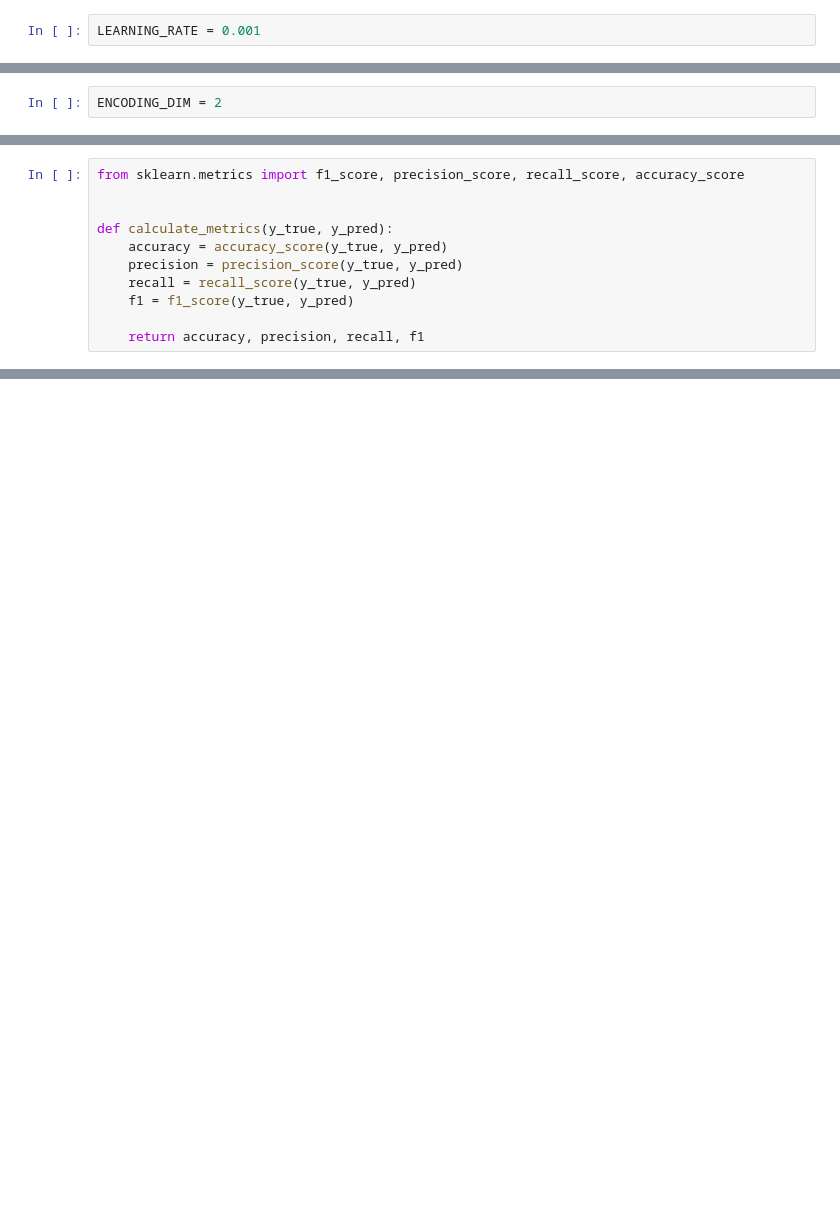
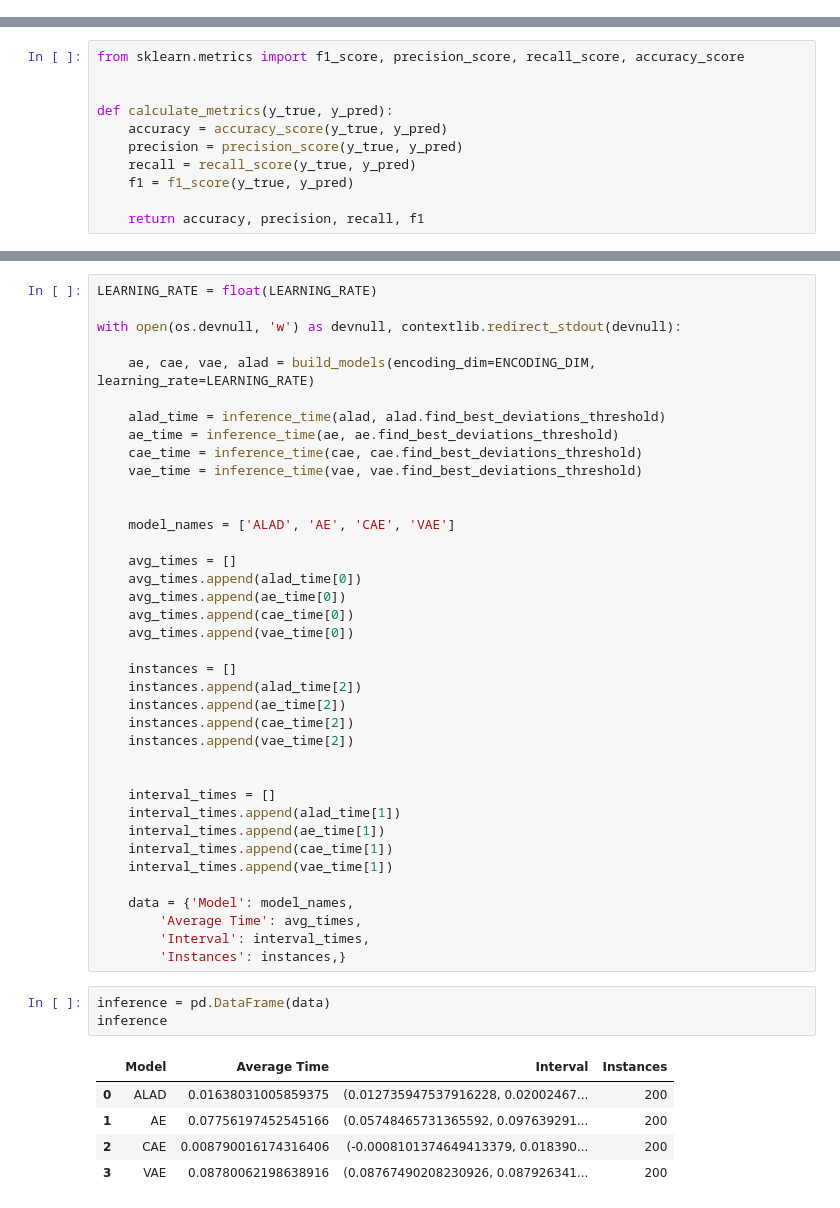
Before and after one commit to togetherthough/Deep-anomaly-detection-for-tracking-experiments-at-LHCb, a Jupyter notebook: experiment2.ipynb, the cells around one changed output, grey strips where cells are left out. Drawn from its saved outputs; the diff is of its cells as text; blank space fills up the shorter version.

```diff
--- a/experiment2.ipynb
+++ b/experiment2.ipynb
@@ -304,5 +346,3 @@ the best rate for vae method is 0.05
-# %%
-LEARNING_RATE = 0.001
 # %% [markdown]
 # Experiment with encoding dimension
 # %%
@@ -341,5 +388,3 @@ the best encoding_dim for vae method is 2
-# %%
-ENCODING_DIM = 2
 # %% [markdown]
 # Experiment with other methods
 # %%
@@ -499,0 +620,47 @@ KeyboardInterrupt:
+# %%
+LEARNING_RATE = float(LEARNING_RATE)
+
+with open(os.devnull, 'w') as devnull, contextlib.redirect_stdout(devnull):
+
+    ae, cae, vae, alad = build_models(encoding_dim=ENCODING_DIM, learning_rate=LEARNING_RATE)
+
+    alad_time = inference_time(alad, alad.find_best_deviations_threshold)
+    ae_time = inference_time(ae, ae.find_best_deviations_threshold)
+    cae_time = inference_time(cae, cae.find_best_deviations_threshold)
+    vae_time = inference_time(vae, vae.find_best_deviations_threshold)
+
+
+    model_names = ['ALAD', 'AE', 'CAE', 'VAE']
+
+    avg_times = []
+    avg_times.append(alad_time[0])
+    avg_times.append(ae_time[0])
+    avg_times.append(cae_time[0])
+    avg_times.append(vae_time[0])
+
+    instances = []
+    instances.append(alad_time[2])
+    instances.append(ae_time[2])
+    instances.append(cae_time[2])
+    instances.append(vae_time[2])
+
+
+    interval_times = []
+    interval_times.append(alad_time[1])
+    interval_times.append(ae_time[1])
+    interval_times.append(cae_time[1])
+    interval_times.append(vae_time[1])
+
+    data = {'Model': model_names,
+        'Average Time': avg_times,
+        'Interval': interval_times,
+        'Instances': instances,}
+# %%
+inference = pd.DataFrame(data)
+inference
+# %% [output]
+|  | Model | Average Time | Interval | Instances |
+| 0 | ALAD | 0.01638031005859375 | (0.012735947537916228, 0.02002467... | 200 |
+| 1 | AE | 0.07756197452545166 | (0.05748465731365592, 0.097639291... | 200 |
+| 2 | CAE | 0.008790016174316406 | (-0.0008101374649413379, 0.018390... | 200 |
+| 3 | VAE | 0.08780062198638916 | (0.08767490208230926, 0.087926341... | 200 |
```
Also changed, not shown: parts of 11 cells of this notebook, 32 other files.
